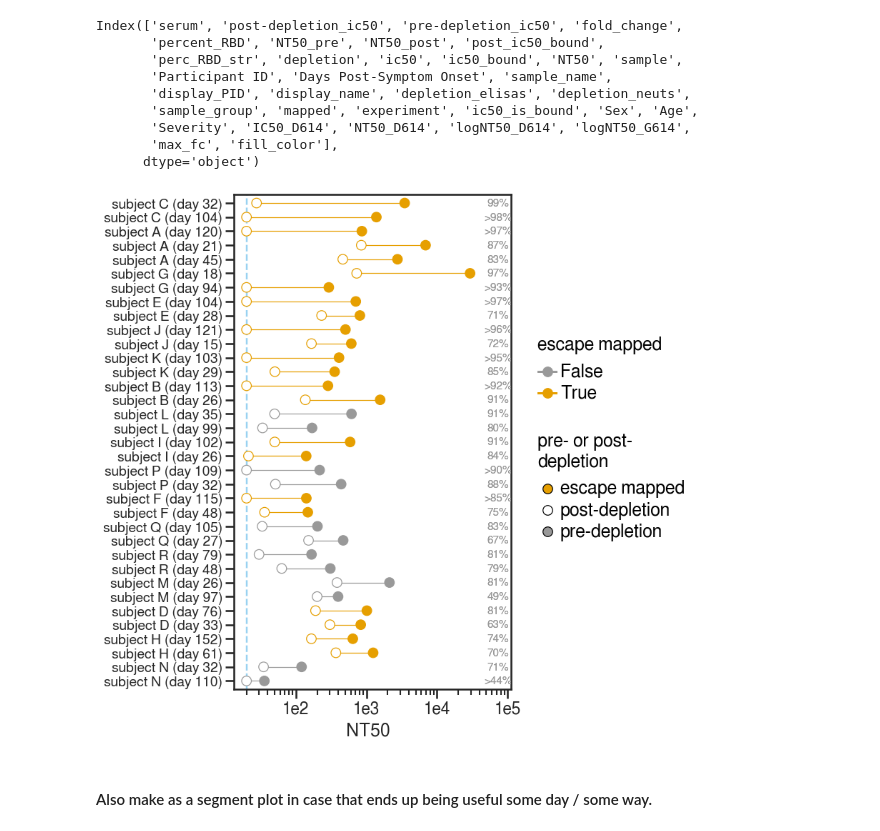
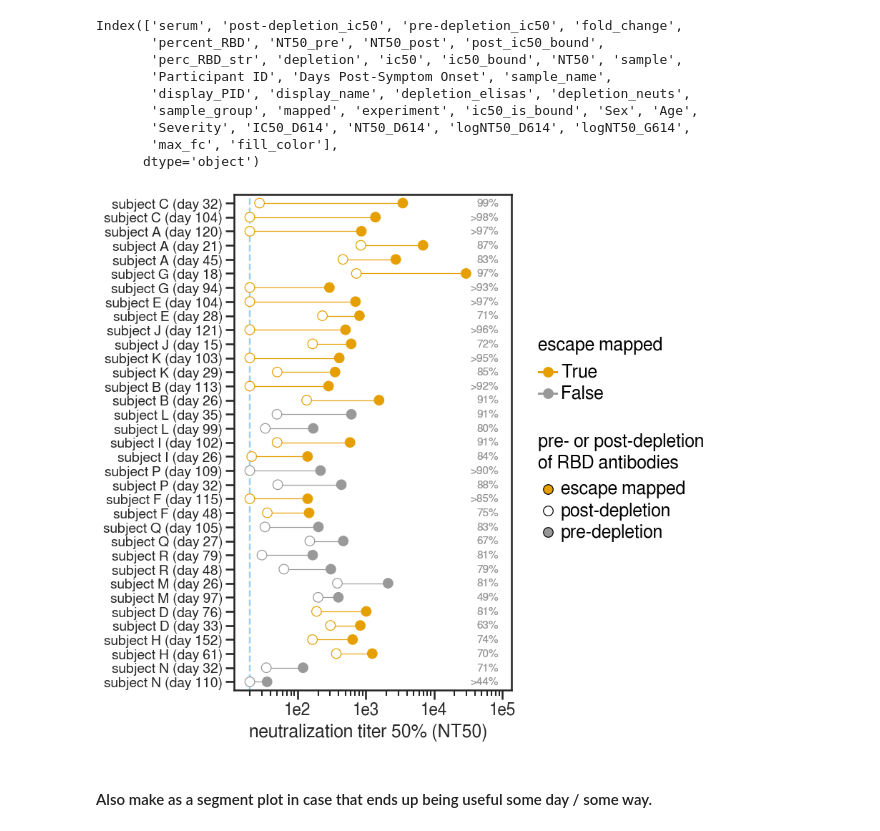
Before and after one commit to jbloomlab/SARS-CoV-2-RBD_MAP_HAARVI_sera, a Jupyter notebook: experimental_validations/rbd_depletions.ipynb, the cells around one changed output. Drawn from its saved outputs; the diff is of its cells as text; code cells hidden in the pictures.

```diff
--- a/experimental_validations/rbd_depletions.ipynb
+++ b/experimental_validations/rbd_depletions.ipynb
@@ -263,38 +263,45 @@ Index(['serum', 'post-depletion_ic50', 'pre-depletion_ic50', 'fold_change',
        'max_fc', 'fill_color'],
       dtype='object')
 # %%
-p = (ggplot(df, aes(x='NT50',
-                    y='serum',
-                    color='mapped',
-                    fill='fill_color',
-                    group='serum',
-                    label='perc_RBD_str'
-                   )) +
-     scale_x_log10(name='NT50') +
+p = (ggplot(df
+            .assign(mapped=pd.Categorical(df['mapped'],
+                                          categories=[True, False],
+                                          ordered=True)
+                   ),
+            aes(x='NT50',
+                y='serum',
+                color='mapped',
+                fill='fill_color',
+                group='serum',
+                label='perc_RBD_str'
+               )) +
+     scale_x_log10(name='neutralization titer 50% (NT50)', limits=[18, df['NT50'].max()*3]) +
      geom_vline(xintercept=config['NT50_LOD'],
                 linetype='dashed',
                 size=1,
                 alpha=0.6,
                 color=CBPALETTE[2]) +
      geom_line(alpha=1) +
      geom_point(size=5) +
-     geom_text(aes(x=df['NT50'].max()*2.5, y='serum'),
+     geom_text(aes(x=df['NT50'].max()*3, y='serum'), #
                color=CBPALETTE[0],
+               ha='right',
               ) +
-     ylab('') +
      theme(figure_size=(5,9),
            axis_text_y=element_text(size=14),
           ) +
-     scale_color_manual(values=CBPALETTE, name='escape mapped') +
-     scale_fill_manual(values=['#E69F00', '#FFFFFF', '#999999'], name='pre- or post-\ndepletion')
-                )
+     ylab('') +
+     scale_color_manual(values=[CBPALETTE[1], CBPALETTE[0]], name='escape mapped') +
+     scale_fill_manual(values=['#E69F00', '#FFFFFF', '#999999'],
+                       name='pre- or post-depletion\nof RBD antibodies')
+    )
 
 _ = p.draw()
 
 for filetype in ['svg', 'pdf', 'png']:
     p.save(f'{resultsdir}/NT50_lineplot.{filetype}')
 # %% [output]
-[figure, old version]
+[figure, new version]
 # %% [markdown]
 #### Also make as a segment plot in case that ends up being useful some day / some way.
 # %%
```
Also changed, not shown: parts of 2 cells of this notebook, 23 other files.
